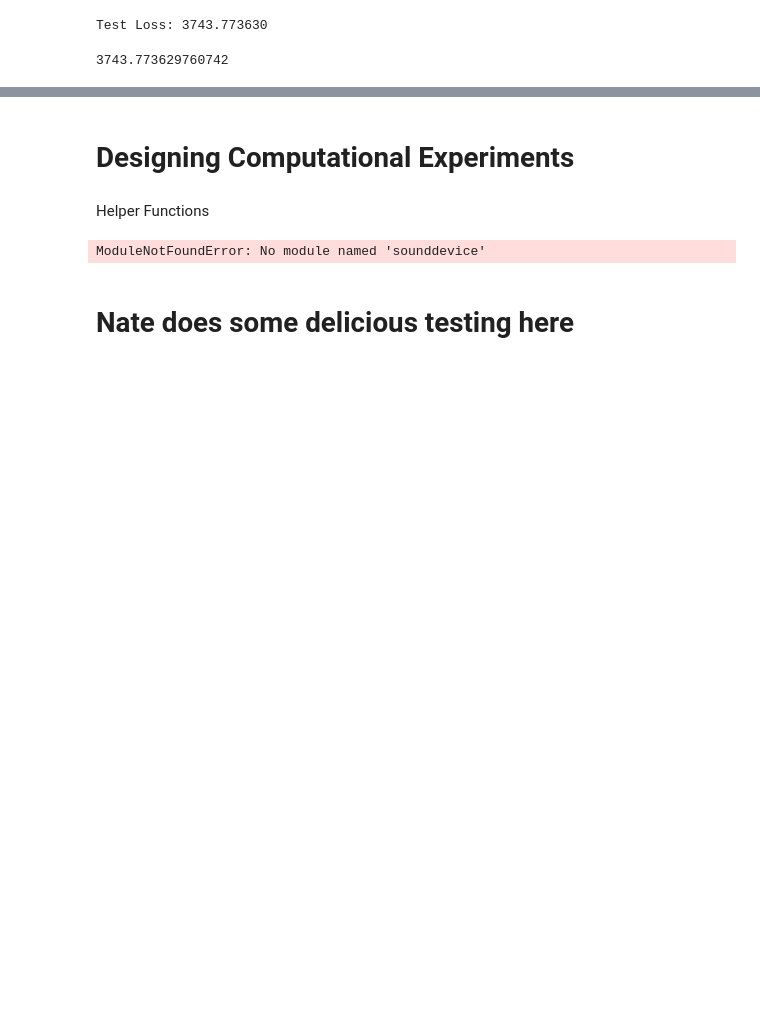
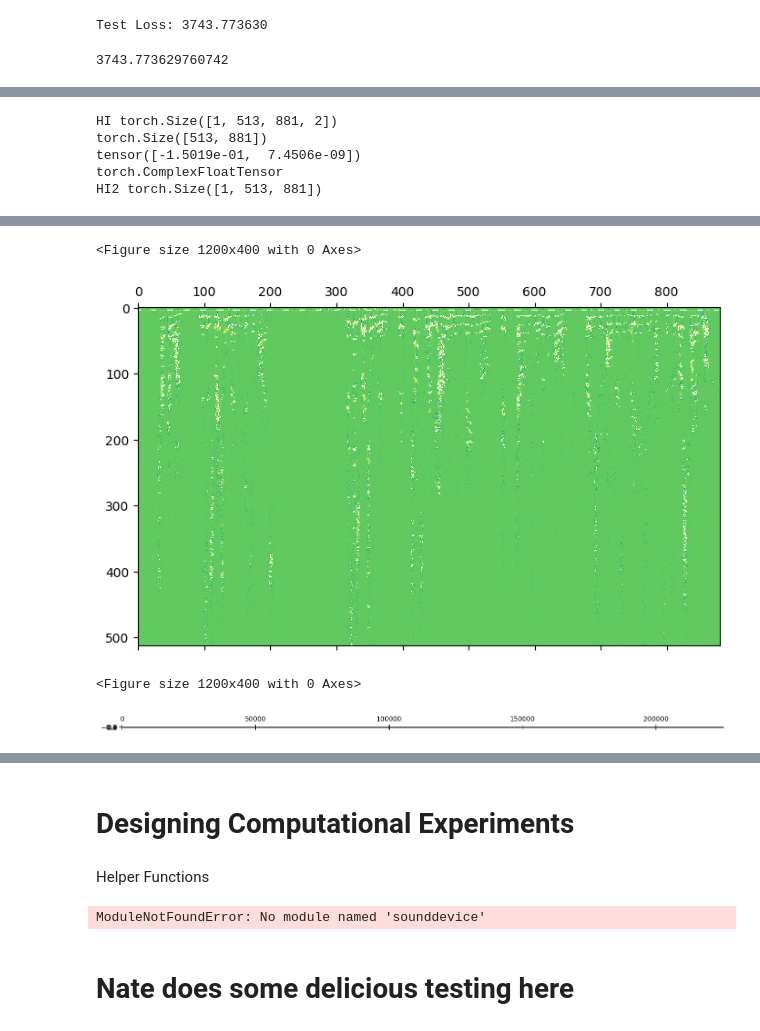
Before and after one commit to jayupad/earsplitter, a Jupyter notebook: earsplitter.ipynb, the cells around one changed output, grey strips where cells are left out. Saved outputs shown, nothing was run; the diff lists cells and outputs as text; code cells hidden in the pictures; blank space fills up the shorter version.

Commit message:
Lots of stuff.. Switching to STFT instead of Mel, introduced hidden and cell states with sequence lengths

```diff
--- a/earsplitter.ipynb
+++ b/earsplitter.ipynb
@@ -277,3 +268,74 @@ test_loss
 # %% [output]
 Test Loss: 3743.773630
 3743.773629760742
+# %%
+import torchaudio
+import matplotlib.pyplot as plt
+from IPython.display import Audio
+
+def create_audio():
+    waveform, sample_rate, transcript, speaker_id, chapter_id, utterance_id = dataset[0]
+
+    display(Audio(waveform.numpy(), rate=sample_rate))
+
+    # Transform
+
+    n_fft = 1024
+    hop_length = 256
+    n_mels = 64
+
+    mel_transform = T.MelSpectrogram(
+        sample_rate=16000,
+        n_fft=n_fft,
+        hop_length=hop_length,
+        n_mels=n_mels
+    )
+
+    # spectrogram = mel_transform(waveform).squeeze(0)
+    spectrogram = torch.stft(waveform, n_fft=n_fft, hop_length=hop_length, return_complex=False)
+    print(f"HI {spectrogram.shape}")
+
+    print(spectrogram[0,:,:,0].shape)
+    plt.figure(figsize=(12,4))
+    plt.matshow(torch.log1p(spectrogram[0,:,:,0]))
+    print(spectrogram[0][20][0])
+
+    # plt.figure(figsize=(12, 4))
+    # plt.title("Spectrogram")
+    # plt.imshow(spectrogram, aspect='auto', origin='lower')
+    # plt.subplot(1, 3, 2)
+
+
+    # Inverse Transform
+
+    # mel_inverse = torchaudio.transforms.InverseMelScale(
+    #     n_stft=n_fft // 2 + 1,
+    #     n_mels=n_mels,
+    #     sample_rate=16000
+    # ).to(device)
+
+    # griffin_lim = torchaudio.transforms.GriffinLim(
+    #     n_fft=n_fft,
+    #     hop_length=hop_length
+    # ).to(device)
+
+    # inverse = mel_inverse(spectrogram.to(device))
+    spec_compl = torch.stft(waveform, n_fft=n_fft, hop_length=hop_length, return_complex=True)
+    print(torch.Tensor.type(spec_compl))
+    print(f"HI2 {spec_compl.shape}")
+
+    reverted_waveform = torch.istft(spec_compl, n_fft=n_fft, hop_length=hop_length)
+    plt.figure(figsize=(12,4))
+    plt.matshow(torch.log1p(reverted_waveform))
+
+    # plt.figure(figsize=(12,4))
+    # plt.matshow(torch.log1p(inverse).cpu())
+
+    # print(inverse.shape)
+
+    # reverted_waveform = griffin_lim(inverse).cpu()
+
+    display(Audio(reverted_waveform.numpy(), rate=sample_rate))
+
+create_audio()
+# %% [output]
@@ -279,0 +343,5 @@ Test Loss: 3743.773630
+HI torch.Size([1, 513, 881, 2])
+torch.Size([513, 881])
+tensor([-1.5019e-01,  7.4506e-09])
+torch.ComplexFloatTensor
+HI2 torch.Size([1, 513, 881])
@@ -279,0 +349,4 @@ Test Loss: 3743.773630
+<Figure size 1200x400 with 0 Axes>
+[figure, added]
+<Figure size 1200x400 with 0 Axes>
+[figure, added]
```
Also changed, not shown: parts of 12 cells of this notebook.
